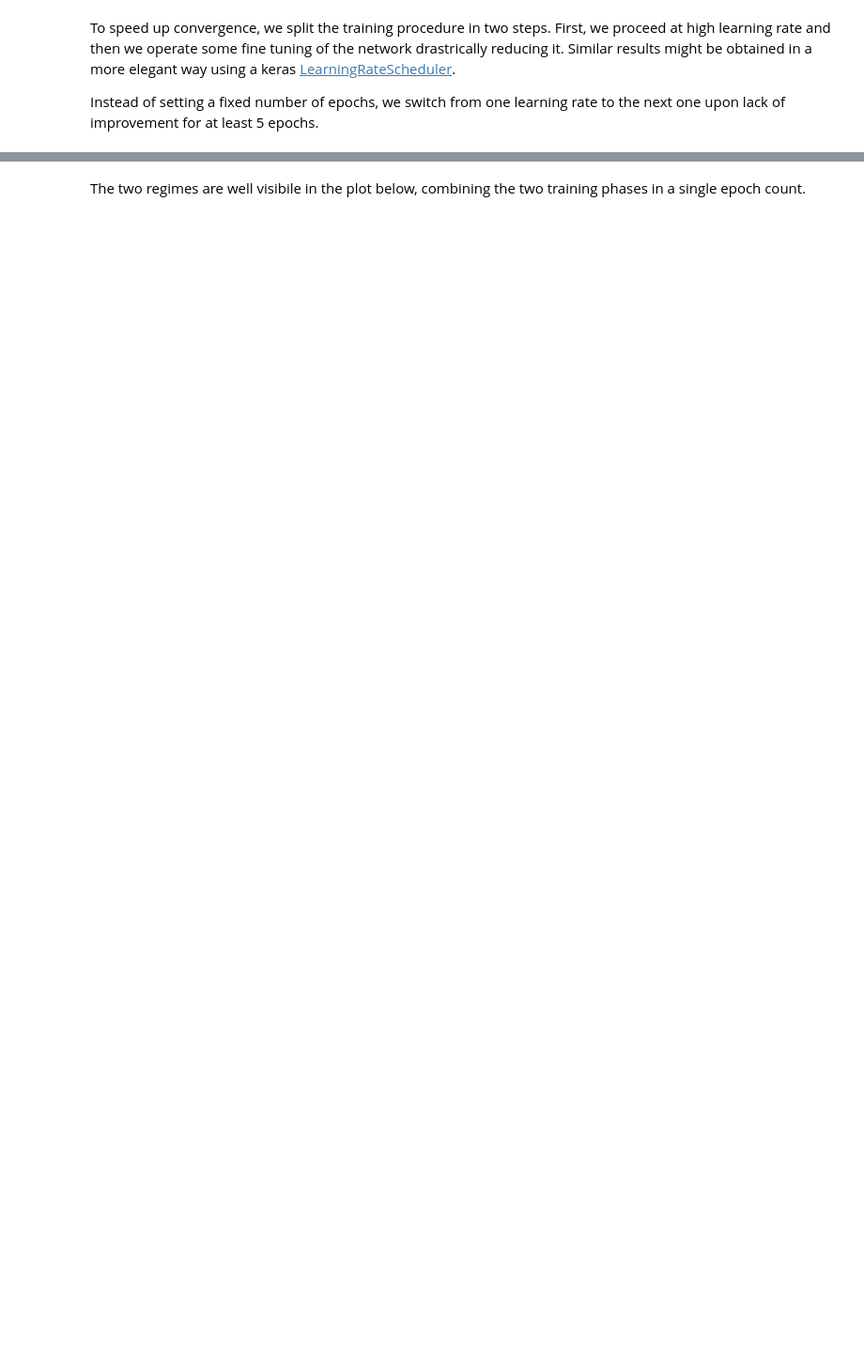
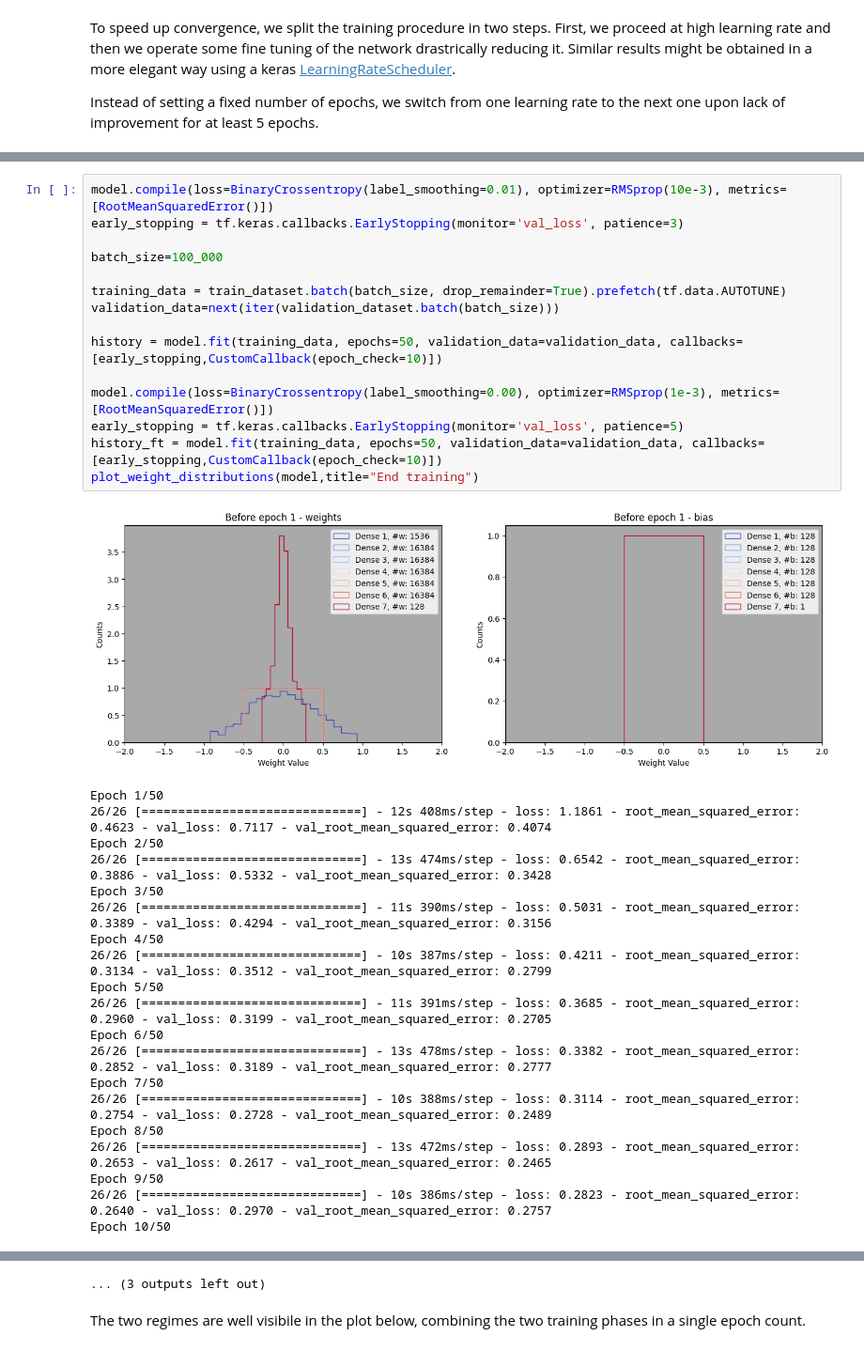
Before and after one commit to cpviolation/lb-trksim-train, a Jupyter notebook: notebooks/Acceptance.ipynb, the cells around one changed output, grey strips where cells are left out. Shown at 94% size. Saved outputs shown, nothing was run; the diff lists cells and outputs as text; blank space fills up the shorter version.

```diff
--- a/notebooks/Acceptance.ipynb
+++ b/notebooks/Acceptance.ipynb
@@ -172,0 +267,36 @@ Epoch 50/50
+# %%
+model.compile(loss=BinaryCrossentropy(label_smoothing=0.01), optimizer=RMSprop(10e-3), metrics=[RootMeanSquaredError()])
+early_stopping = tf.keras.callbacks.EarlyStopping(monitor='val_loss', patience=3)
+
+batch_size=100_000
+
+training_data = train_dataset.batch(batch_size, drop_remainder=True).prefetch(tf.data.AUTOTUNE)
+validation_data=next(iter(validation_dataset.batch(batch_size)))
+
+history = model.fit(training_data, epochs=50, validation_data=validation_data, callbacks=[early_stopping,CustomCallback(epoch_check=10)])
+
+model.compile(loss=BinaryCrossentropy(label_smoothing=0.00), optimizer=RMSprop(1e-3), metrics=[RootMeanSquaredError()])
+early_stopping = tf.keras.callbacks.EarlyStopping(monitor='val_loss', patience=5)
+history_ft = model.fit(training_data, epochs=50, validation_data=validation_data, callbacks=[early_stopping,CustomCallback(epoch_check=10)])
+plot_weight_distributions(model,title="End training")
+# %% [output]
+[figure, added]
+Epoch 1/50
+26/26 [==============================] - 12s 408ms/step - loss: 1.1861 - root_mean_squared_error: 0.4623 - val_loss: 0.7117 - val_root_mean_squared_error: 0.4074
+Epoch 2/50
+26/26 [==============================] - 13s 474ms/step - loss: 0.6542 - root_mean_squared_error: 0.3886 - val_loss: 0.5332 - val_root_mean_squared_error: 0.3428
+Epoch 3/50
+26/26 [==============================] - 11s 390ms/step - loss: 0.5031 - root_mean_squared_error: 0.3389 - val_loss: 0.4294 - val_root_mean_squared_error: 0.3156
+Epoch 4/50
+26/26 [==============================] - 10s 387ms/step - loss: 0.4211 - root_mean_squared_error: 0.3134 - val_loss: 0.3512 - val_root_mean_squared_error: 0.2799
+Epoch 5/50
+26/26 [==============================] - 11s 391ms/step - loss: 0.3685 - root_mean_squared_error: 0.2960 - val_loss: 0.3199 - val_root_mean_squared_error: 0.2705
+Epoch 6/50
+26/26 [==============================] - 13s 478ms/step - loss: 0.3382 - root_mean_squared_error: 0.2852 - val_loss: 0.3189 - val_root_mean_squared_error: 0.2777
+Epoch 7/50
+26/26 [==============================] - 10s 388ms/step - loss: 0.3114 - root_mean_squared_error: 0.2754 - val_loss: 0.2728 - val_root_mean_squared_error: 0.2489
+Epoch 8/50
+26/26 [==============================] - 13s 472ms/step - loss: 0.2893 - root_mean_squared_error: 0.2653 - val_loss: 0.2617 - val_root_mean_squared_error: 0.2465
+Epoch 9/50
+26/26 [==============================] - 10s 386ms/step - loss: 0.2823 - root_mean_squared_error: 0.2640 - val_loss: 0.2970 - val_root_mean_squared_error: 0.2757
+Epoch 10/50
@@ -173,2 +398,3 @@ Epoch 50/50
+... (3 outputs left out)
 # %% [markdown]
 The two regimes are well visibile in the plot below, combining the two training phases in a single epoch count.
```
Also changed, not shown: parts of 22 cells of this notebook, 9 other files.
